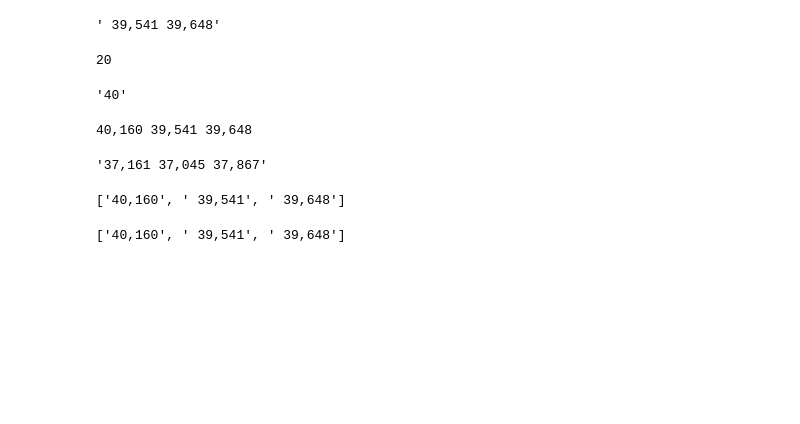
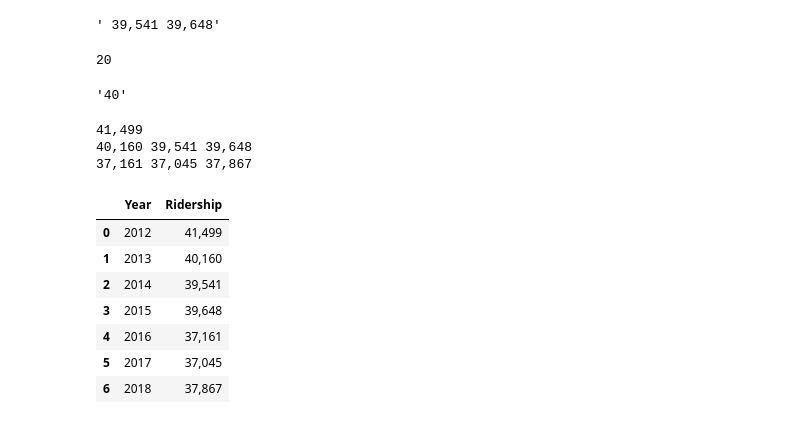
Before and after one commit to ericenglin/Amtrak-Web-Scraper, a Jupyter notebook: PDF Transit Scrape.ipynb, the cells around one changed output. Cells and saved outputs as stored; diff of their text form; code cells hidden in the pictures; blank space fills up the shorter version.

```diff
--- a/PDF Transit Scrape.ipynb
+++ b/PDF Transit Scrape.ipynb
@@ -269,7 +279,7 @@ thing
 # %%
 nums2=[]
 
-for x in range(2,3):
+for x in range(1,4):
         thing = nums[x]
         print(thing)
         j=len(thing)
@@ -281,27 +291,23 @@ for x in range(2,3):
             thing=thing[z:]
             j=len(thing)
 # %% [output]
+41,499
 40,160 39,541 39,648
+37,161 37,045 37,867
-# %%
-nums[3]
-# %% [output]
-'37,161 37,045 37,867'
-# %%
-nums2
-# %% [output]
-['40,160', ' 39,541', ' 39,648']
-# %%
-thing = nums[2]
-nums2=[]
-j=len(thing)
-while j>3:
-    z=thing.index(",")
-    z=z+4
-    z1=thing[:z]
-    nums2.append(z1)
-    thing=thing[z:]
-    j=len(thing)
-# %%
-nums2
-# %% [output]
-['40,160', ' 39,541', ' 39,648']
+# %%
+years = ['2012','2013','2014','2015','2016','2017','2018']
+# %%
+# create empty data frame in pandas
+aberdeen = pd.DataFrame()
+aberdeen['Year'] = years
+aberdeen['Ridership']=nums2
+aberdeen
+# %% [output]
+|  | Year | Ridership |
+| 0 | 2012 | 41,499 |
+| 1 | 2013 | 40,160 |
+| 2 | 2014 | 39,541 |
+| 3 | 2015 | 39,648 |
+| 4 | 2016 | 37,161 |
+| 5 | 2017 | 37,045 |
+| 6 | 2018 | 37,867 |
```
Also changed, not shown: parts of 5 cells of this notebook.
